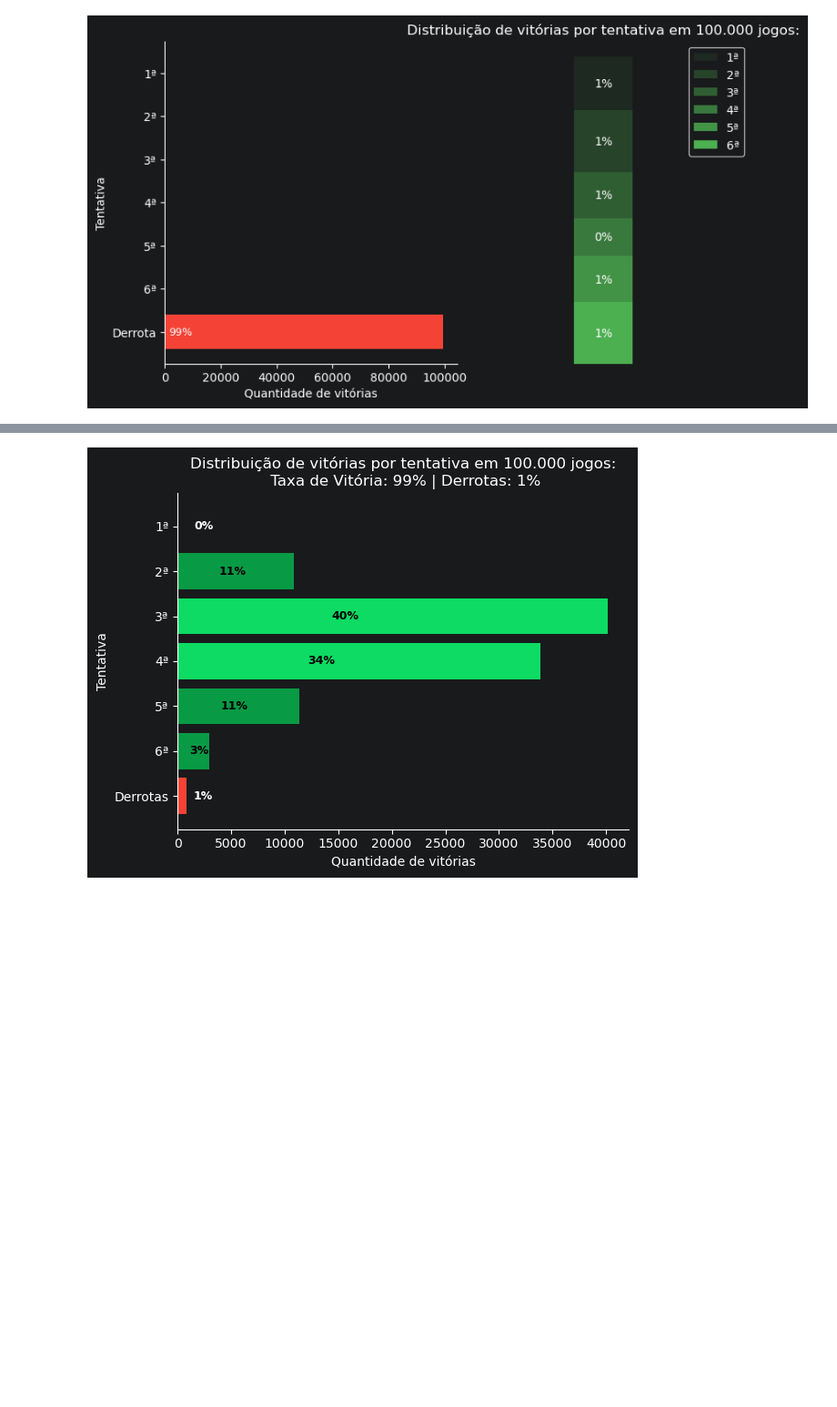
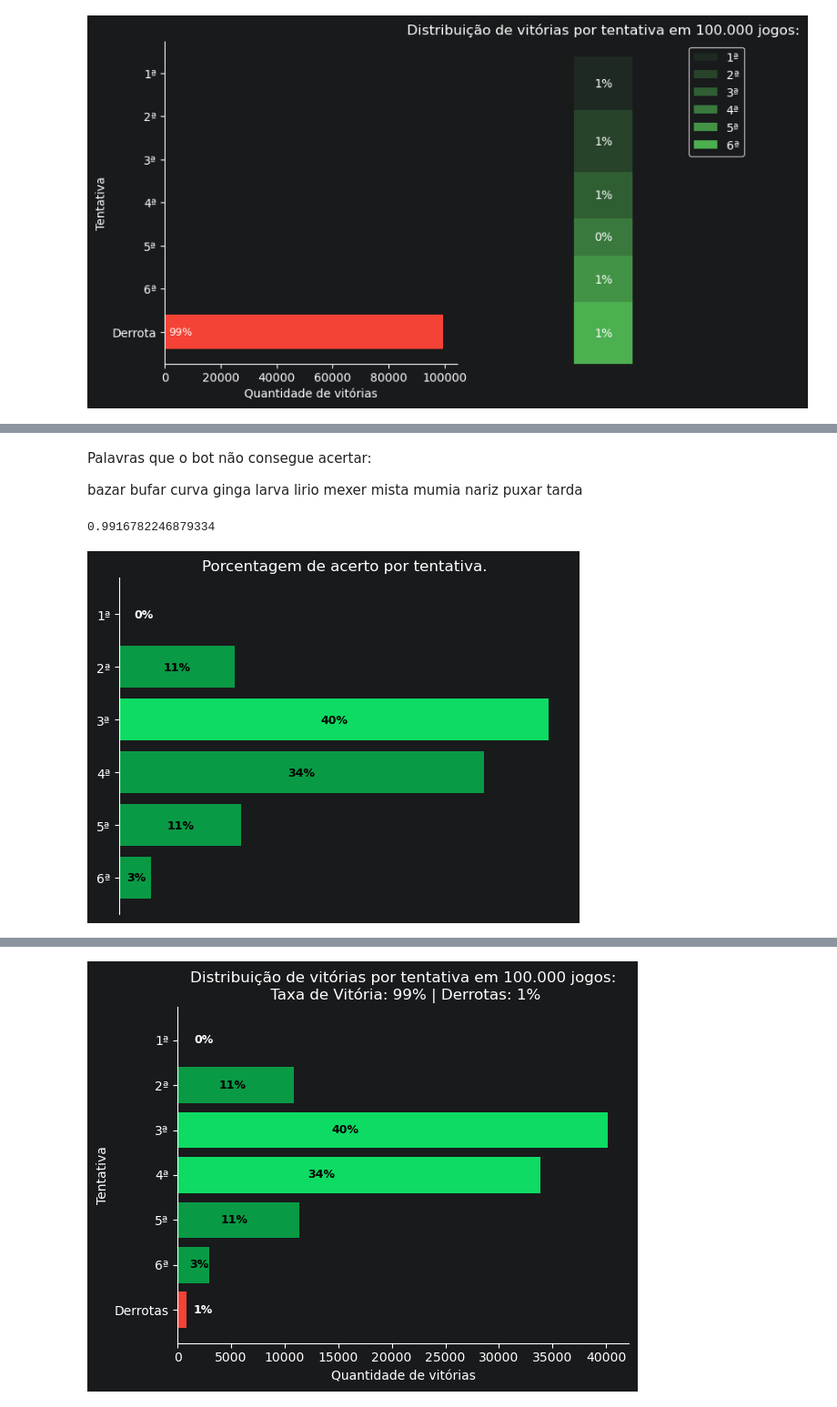
Before and after one commit to joaoprbrasil/Termo-Solver, a Jupyter notebook: notebooks/analytics.ipynb, the cells around one changed output, grey strips where cells are left out. Shown at 91% size. Drawn from its saved outputs; the diff is of its cells as text; code cells hidden in the pictures; blank space fills up the shorter version.

```diff
--- a/notebooks/analytics.ipynb
+++ b/notebooks/analytics.ipynb
@@ -194,0 +205,70 @@ ax.spines[['top', 'right']].set_visible(False)
+# %% [markdown]
+Palavras que o bot não consegue acertar:
+
+bazar bufar curva ginga larva lirio mexer mista mumia nariz puxar tarda
+# %%
+results = [0, 155, 578, 490, 164, 43, 12]
+percent = [i/1442 for i in results]
+percent[2] + percent[3]
+sum(percent[:-1])
+# %% [output]
+0.9916782246879334
+# %%
+# model_based_reflex_agent
+# [0, 10816, 40135, 33907, 11340, 2974, 828] - 100000
+# [0, 155, 578, 490, 164, 43, 12]
+
+#fig, ax = plt.subplots(1, 2, figsize=(9, 5))
+fig, ax = plt.subplots()
+fig.subplots_adjust(wspace=0)
+
+# bar chart parameters
+win_labels = ['6ª', '5ª', '4ª', '3ª', '2ª', '1ª' ]
+win_ratios = [.02, .11, .33, .40, .10, .001 ]
+bottom = 1
+width = .2
+
+# Adding from the top matches the legend.
+# for j, (height, label) in enumerate(reversed([*zip(win_ratios, win_labels)])):
+#     bottom -= height
+#     color = '#F44336' if label == 'Lose' else '#4CAF50'
+#     bc = ax2.bar(0, height, width, bottom=bottom, color='#4CAF50', label=label,
+#                  alpha=0.1 + 0.18 * j)
+#     ax2.bar_label(bc, labels=[f"{height:.0%}"], label_type='center')
+#
+# #ax2.set_title('Porcentagem de vitórias por tentativa.')
+# ax2.legend()
+# ax2.axis('off')
+# ax2.set_xlim(- 2.5 * width, 2.5 * width)
+
+
+tentativas = ('1ª', '2ª', '3ª', '4ª', '5ª', '6ª')
+colors = ['#099A45', '#099A45', '#0DDB63', '#099A45', '#099A45', '#099A45']
+# colors = ['#2E7D32', '#2E7D32', '#4CAF50', '#4CAF50', '#2E7D32', '#2E7D32', '#F44336']
+results = [0, 155, 578, 490, 164, 43]
+
+ax.barh(tentativas, results, align='center', color=colors)
+ax.invert_yaxis()
+
+ax.set_title("Porcentagem de acerto por tentativa.")
+#ax.set_xlabel('Tentativas')
+#ax.set_ylabel('Tentativa')
+
+
+for i in range(1, 5):
+    ax.text(results[i] / 2, i, '{:.0f}%'.format((results[i]/1442)*100), va='center', ha='center', weight='semibold', fontsize=9, color='black')
+
+ax.text(results[0] + 20, 0, '0%', va='center', fontsize=9, color='white', weight='semibold')
+ax.text(10, 5, '3%', va='center', weight='semibold', fontsize=9, color='black')
+
+# ax.text(results[0] + results[1]/2, 1, '{:.0f}%'.format((results[1]/100000)*100), va='center', fontsize=9, color='white')
+# ax.text(results[0] + results[2]/2, 2, '{:.0f}%'.format((results[2]/100000)*100), va='center', fontsize=9, color='white')
+# ax.text(results[0] + results[3]/2, 3, '{:.0f}%'.format((results[3]/100000)*100), va='center', fontsize=9, color='white')
+# ax.text(results[0] + results[4]/2, 4, '{:.0f}%'.format((results[4]/100000)*100), va='center', fontsize=9, color='white')
+# ax.text(results[0] + results[5]/2, 5, '{:.0f}%'.format((results[5]/100000)*100), va='center', fontsize=9, color='white')
+ax.tick_params(bottom=False, labelbottom=False)
+
+ax.spines[['top', 'right', 'bottom']].set_visible(False)
+#fig.savefig("ChartBlackDistribution.png")
+# %% [output]
+[figure, added]
```
Also changed, not shown: parts of 4 cells of this notebook, 6 other files.
